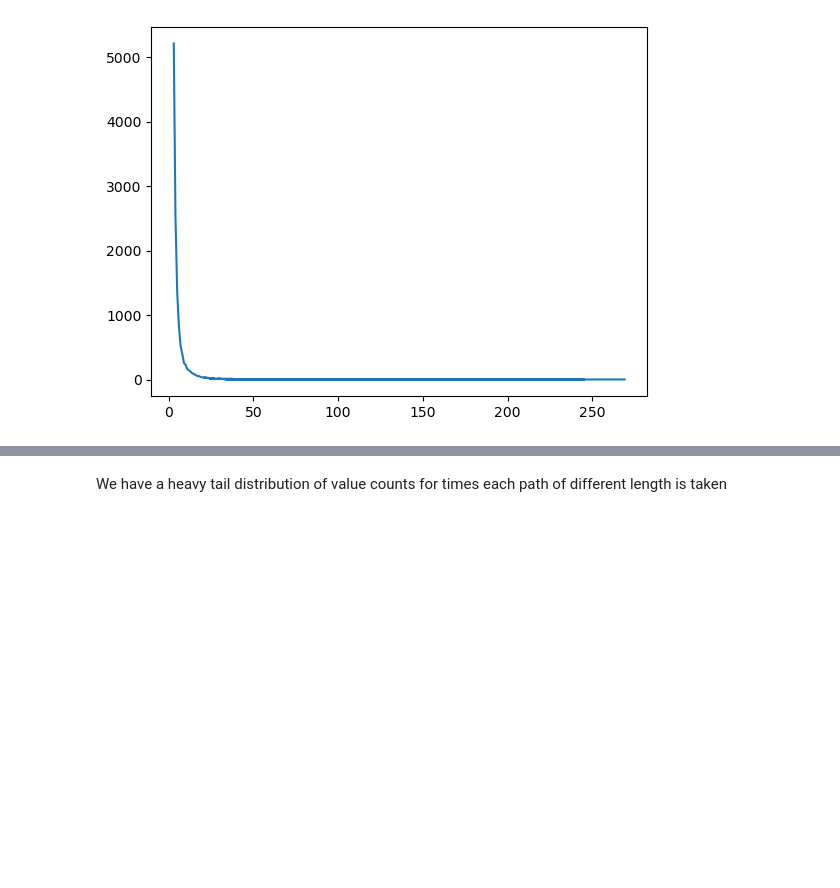
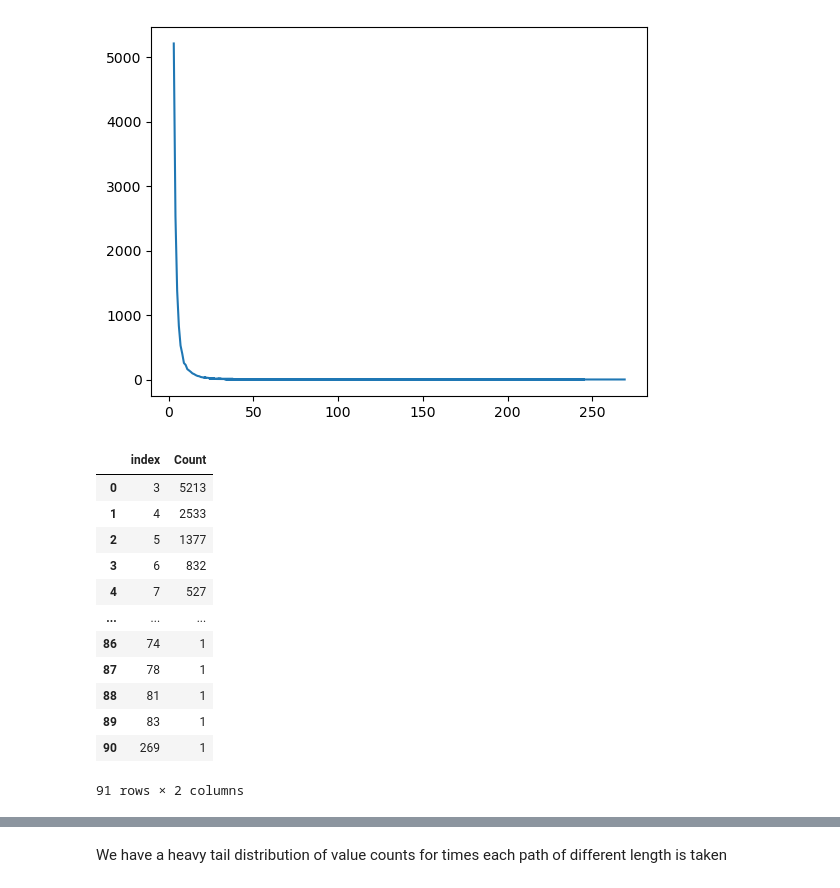
Before and after one commit to epfl-ada/ada-2022-project-hltw, a Jupyter notebook: P2.ipynb, the cells around one changed output, grey strips where cells are left out. Cells and saved outputs as stored; diff of their text form; code cells hidden in the pictures; blank space fills up the shorter version.

```diff
--- a/P2.ipynb
+++ b/P2.ipynb
@@ -749,3 +749,19 @@ filtered_26['Count'].value_counts().plot()
 # %% [output]
 <AxesSubplot:>
 [figure]
+# %%
+filtered_26['Count'].value_counts().reset_index()
+# %% [output]
+|  | index | Count |
+| 0 | 3 | 5213 |
+| 1 | 4 | 2533 |
+| 2 | 5 | 1377 |
+| 3 | 6 | 832 |
+| 4 | 7 | 527 |
+| ... | ... | ... |
+| 86 | 74 | 1 |
+| 87 | 78 | 1 |
+| 88 | 81 | 1 |
+| 89 | 83 | 1 |
+| 90 | 269 | 1 |
+91 rows × 2 columns
```
Also changed, not shown: parts of 11 cells of this notebook.
